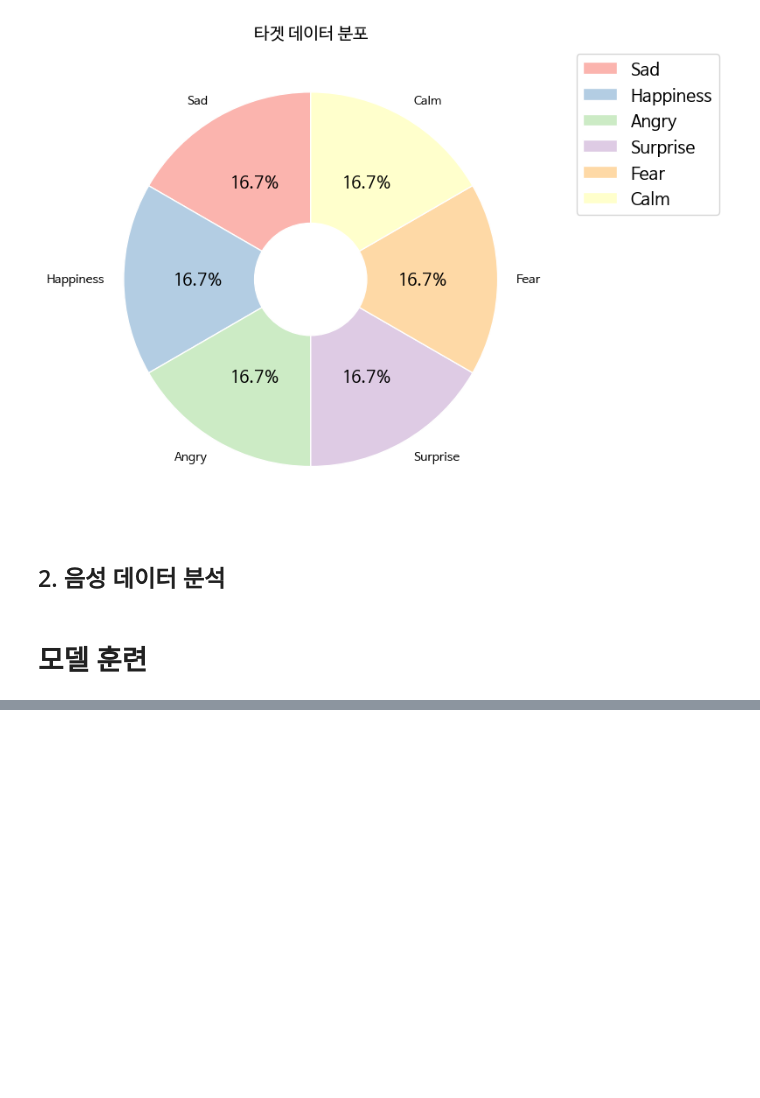
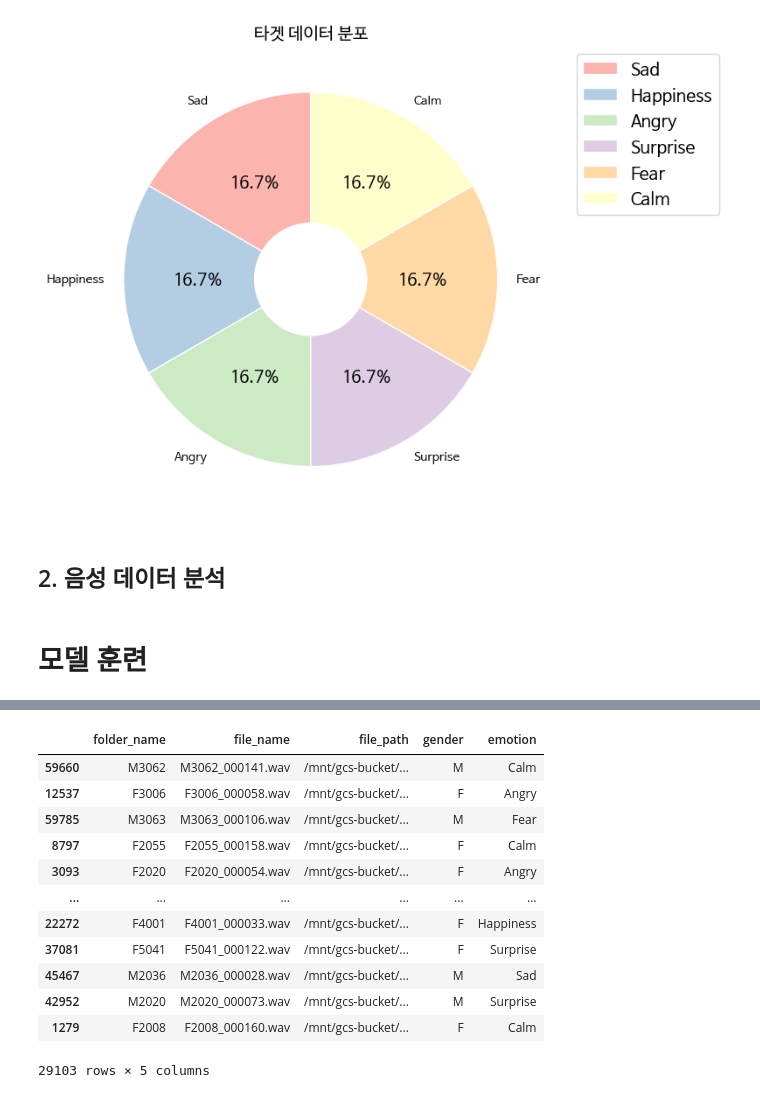
Before and after one commit to songseogyeong/project-deep_learning, a Jupyter notebook: 04_Emotion_Sound_Deep_Learning_Project/1Cycle.ipynb, the cells around one changed output, grey strips where cells are left out. Cells and saved outputs as stored; diff of their text form; code cells hidden in the pictures; blank space fills up the shorter version.

```diff
--- a/04_Emotion_Sound_Deep_Learning_Project/1Cycle.ipynb
+++ b/04_Emotion_Sound_Deep_Learning_Project/1Cycle.ipynb
@@ -555,0 +655,26 @@ import torch
+# %%
+# 훈련/테스트 데이터 분리
+train_co_df, test_df = \
+train_test_split(labeling_df, test_size=0.2, stratify=labeling_df['gender'], random_state=42)
+
+# 훈련/검증 데이터 분리
+train_df, val_df = \
+train_test_split(train_co_df, test_size=0.2, stratify=train_co_df['gender'], random_state=42)
+
+# stratify=labeling_df['gender'] : gender을 기준으로 각 데이터 셋에 고르게 분포
+# %%
+train_df
+# %% [output]
+|  | folder_name | file_name | file_path | gender | emotion |
+| 59660 | M3062 | M3062_000141.wav | /mnt/gcs-bucket/... | M | Calm |
+| 12537 | F3006 | F3006_000058.wav | /mnt/gcs-bucket/... | F | Angry |
+| 59785 | M3063 | M3063_000106.wav | /mnt/gcs-bucket/... | M | Fear |
+| 8797 | F2055 | F2055_000158.wav | /mnt/gcs-bucket/... | F | Calm |
+| 3093 | F2020 | F2020_000054.wav | /mnt/gcs-bucket/... | F | Angry |
+| ... | ... | ... | ... | ... | ... |
+| 22272 | F4001 | F4001_000033.wav | /mnt/gcs-bucket/... | F | Happiness |
+| 37081 | F5041 | F5041_000122.wav | /mnt/gcs-bucket/... | F | Surprise |
+| 45467 | M2036 | M2036_000028.wav | /mnt/gcs-bucket/... | M | Sad |
+| 42952 | M2020 | M2020_000073.wav | /mnt/gcs-bucket/... | M | Surprise |
+| 1279 | F2008 | F2008_000160.wav | /mnt/gcs-bucket/... | F | Calm |
+29103 rows × 5 columns
```
Also changed, not shown: parts of 39 cells of this notebook.
